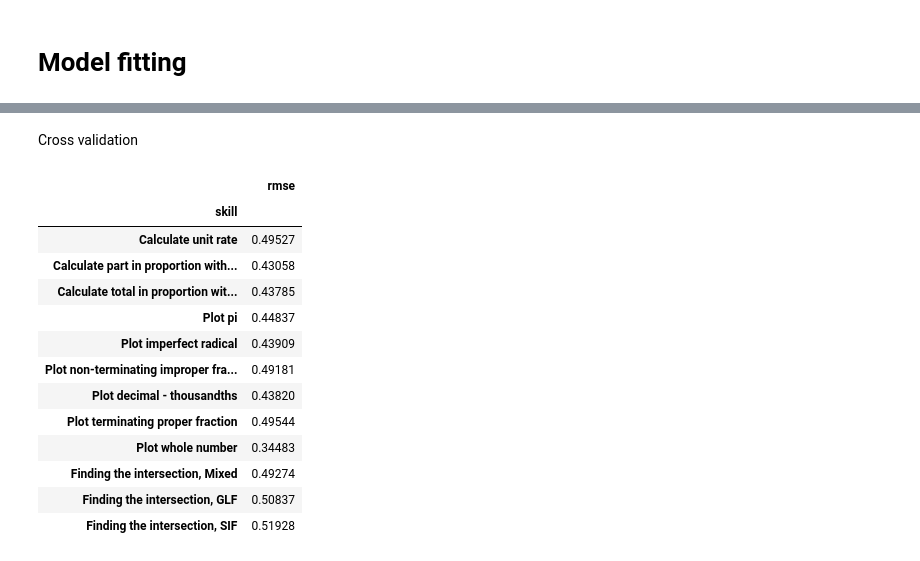
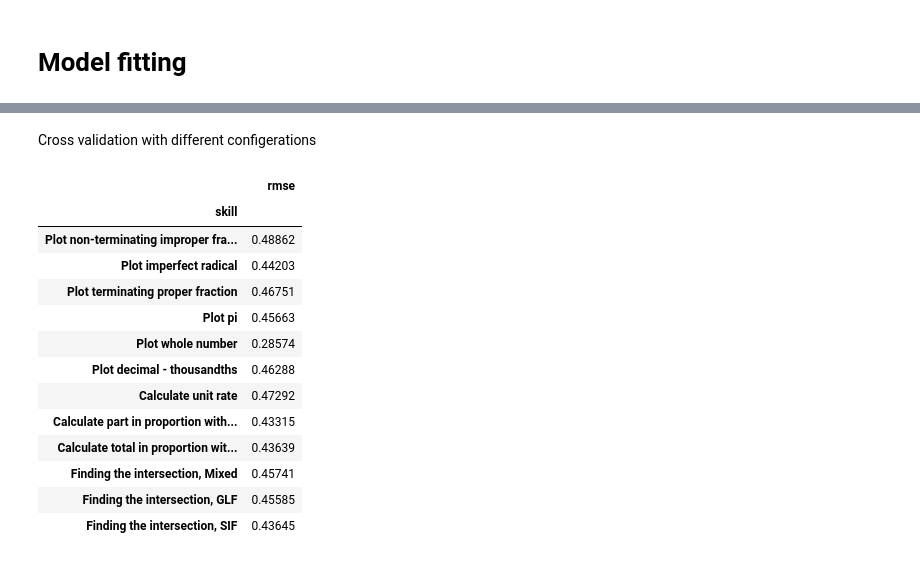
Before and after one commit to UVR-Dilishaka/SignLanguageTutor, a Jupyter notebook: AdoptiveTutoringSystem/BKTmodel.ipynb, the cells around one changed output, grey strips where cells are left out. Drawn from its saved outputs; the diff is of its cells as text; code cells hidden in the pictures.

```diff
--- a/AdoptiveTutoringSystem/BKTmodel.ipynb
+++ b/AdoptiveTutoringSystem/BKTmodel.ipynb
@@ -257,22 +240,26 @@ training_auc
+# %%
+modelcv = Model(seed = 42)
 # %% [markdown]
-Cross validation
+Cross validation with different configerations
+# %%
+ct_df = pd.read_csv('ct.csv', encoding = 'latin')
 # %%
 
 
-crossvalidated_errors = model.crossvalidate(data=data, folds = 5)
+crossvalidated_errors = modelcv.crossvalidate(data=ct_df, folds = 5 ,multigs = True)
 crossvalidated_errors
 # %% [output]
 |  | rmse |
 | skill |  |
-| Calculate unit rate | 0.49527 |
-| Calculate part in proportion with... | 0.43058 |
-| Calculate total in proportion wit... | 0.43785 |
-| Plot pi | 0.44837 |
-| Plot imperfect radical | 0.43909 |
-| Plot non-terminating improper fra... | 0.49181 |
-| Plot decimal - thousandths | 0.43820 |
-| Plot terminating proper fraction | 0.49544 |
-| Plot whole number | 0.34483 |
-| Finding the intersection, Mixed | 0.49274 |
-| Finding the intersection, GLF | 0.50837 |
-| Finding the intersection, SIF | 0.51928 |
+| Plot non-terminating improper fra... | 0.48862 |
+| Plot imperfect radical | 0.44203 |
+| Plot terminating proper fraction | 0.46751 |
+| Plot pi | 0.45663 |
+| Plot whole number | 0.28574 |
+| Plot decimal - thousandths | 0.46288 |
+| Calculate unit rate | 0.47292 |
+| Calculate part in proportion with... | 0.43315 |
+| Calculate total in proportion wit... | 0.43639 |
+| Finding the intersection, Mixed | 0.45741 |
+| Finding the intersection, GLF | 0.45585 |
+| Finding the intersection, SIF | 0.43645 |
```
Also changed, not shown: parts of 20 cells of this notebook.
